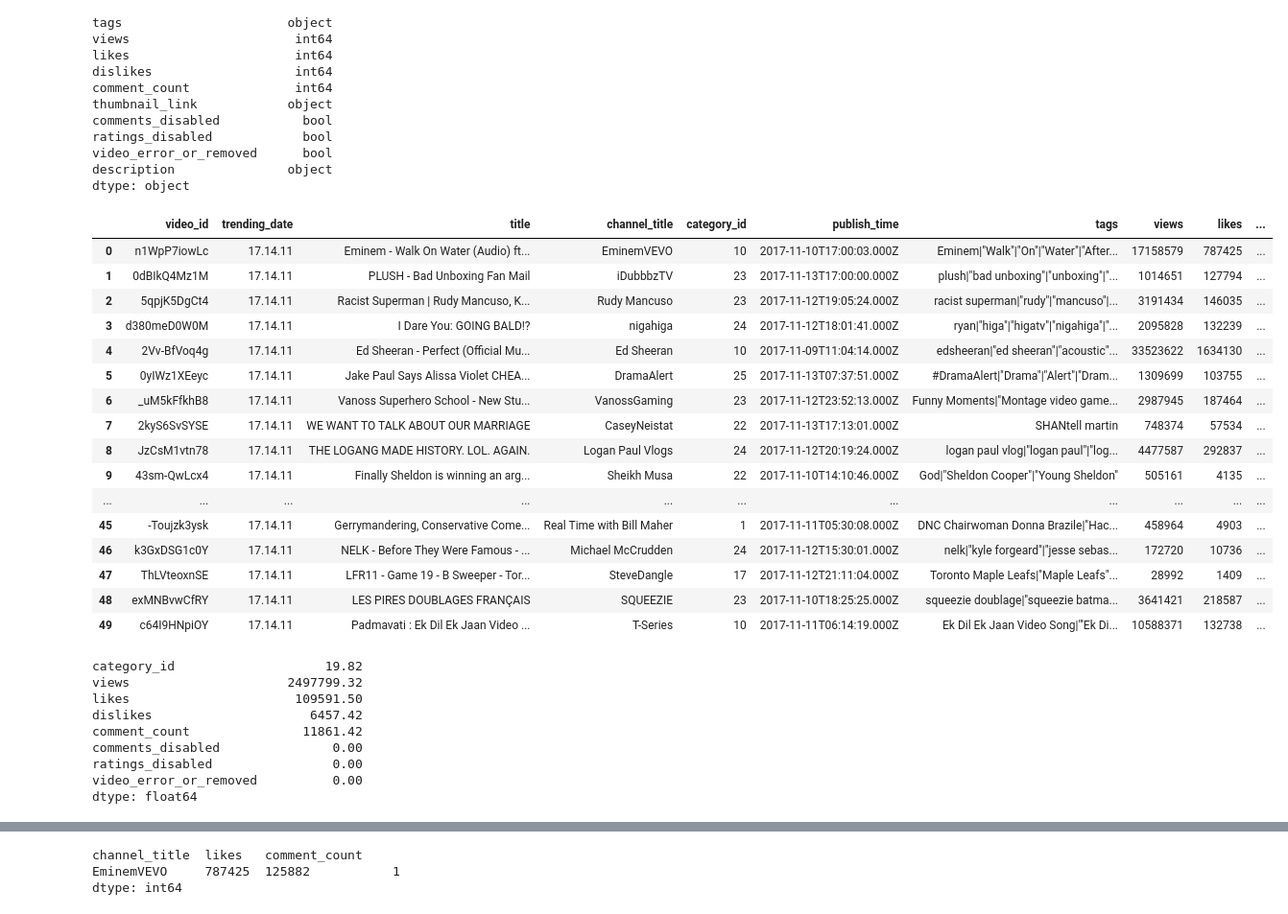
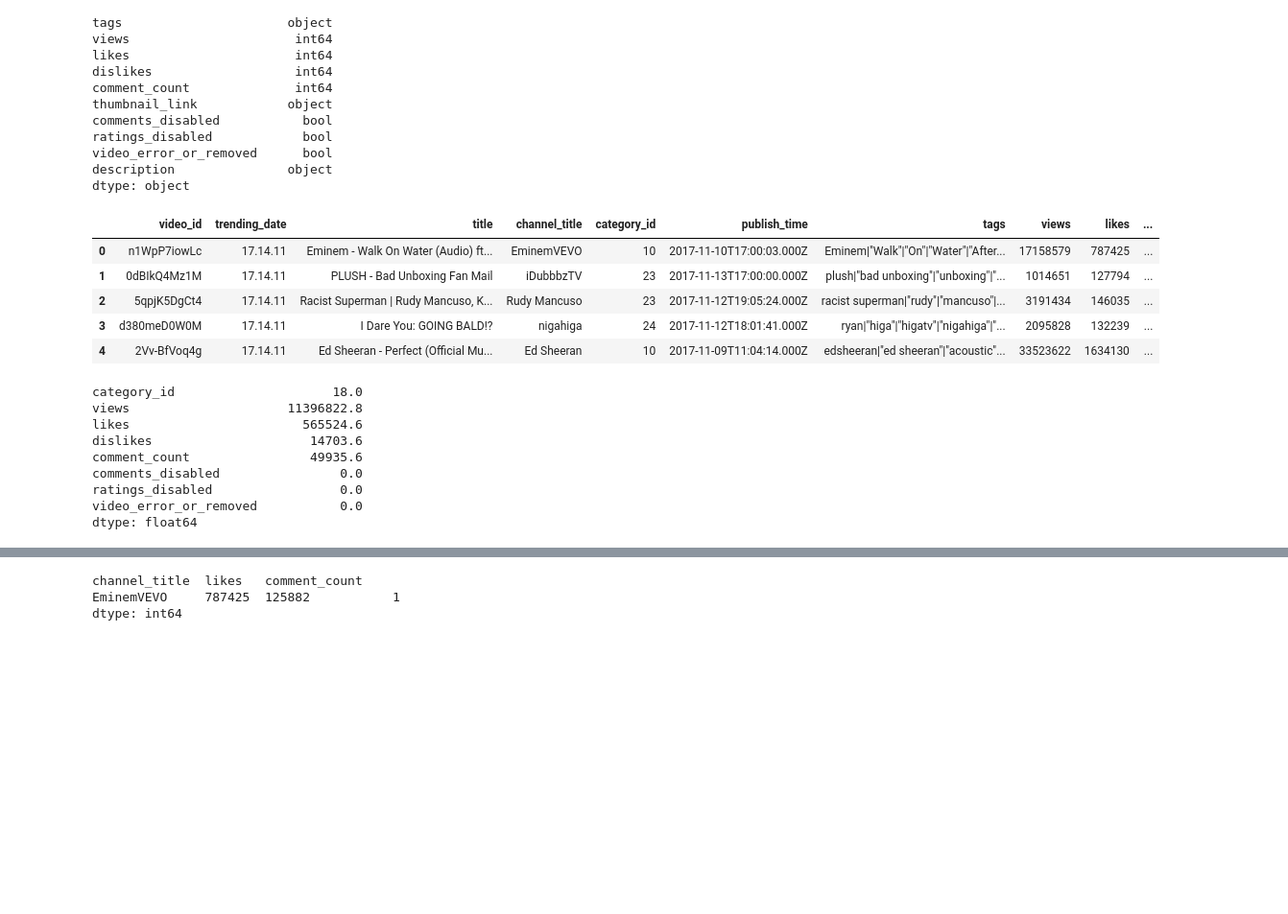
Before and after one commit to 19PA1A0532/python-basics, a Jupyter notebook: Untitled7.ipynb, the cells around one changed output, grey strips where cells are left out. Shown: that part at 96% size. Cells and saved outputs as stored; diff of their text form; code cells hidden in the pictures; blank space fills up the shorter version.

```diff
--- a/Untitled7.ipynb
+++ b/Untitled7.ipynb
@@ -99,37 +98,26 @@ video_error_or_removed      bool
 description               object
 dtype: object
 # %%
-data1=data.head(n=50)
+data1=data.head(n=5)
 data1
 # %% [output]
 |  | video_id | trending_date | title | channel_title | category_id | publish_time | tags | views | likes | ... |
 | 0 | n1WpP7iowLc | 17.14.11 | Eminem - Walk On Water (Audio) ft... | EminemVEVO | 10 | 2017-11-10T17:00:03.000Z | Eminem|"Walk"|"On"|"Water"|"After... | 17158579 | 787425 | ... |
 | 1 | 0dBIkQ4Mz1M | 17.14.11 | PLUSH - Bad Unboxing Fan Mail | iDubbbzTV | 23 | 2017-11-13T17:00:00.000Z | plush|"bad unboxing"|"unboxing"|"... | 1014651 | 127794 | ... |
 | 2 | 5qpjK5DgCt4 | 17.14.11 | Racist Superman | Rudy Mancuso, K... | Rudy Mancuso | 23 | 2017-11-12T19:05:24.000Z | racist superman|"rudy"|"mancuso"|... | 3191434 | 146035 | ... |
 | 3 | d380meD0W0M | 17.14.11 | I Dare You: GOING BALD!? | nigahiga | 24 | 2017-11-12T18:01:41.000Z | ryan|"higa"|"higatv"|"nigahiga"|"... | 2095828 | 132239 | ... |
 | 4 | 2Vv-BfVoq4g | 17.14.11 | Ed Sheeran - Perfect (Official Mu... | Ed Sheeran | 10 | 2017-11-09T11:04:14.000Z | edsheeran|"ed sheeran"|"acoustic"... | 33523622 | 1634130 | ... |
-| 5 | 0yIWz1XEeyc | 17.14.11 | Jake Paul Says Alissa Violet CHEA... | DramaAlert | 25 | 2017-11-13T07:37:51.000Z | #DramaAlert|"Drama"|"Alert"|"Dram... | 1309699 | 103755 | ... |
-| 6 | _uM5kFfkhB8 | 17.14.11 | Vanoss Superhero School - New Stu... | VanossGaming | 23 | 2017-11-12T23:52:13.000Z | Funny Moments|"Montage video game... | 2987945 | 187464 | ... |
-| 7 | 2kyS6SvSYSE | 17.14.11 | WE WANT TO TALK ABOUT OUR MARRIAGE | CaseyNeistat | 22 | 2017-11-13T17:13:01.000Z | SHANtell martin | 748374 | 57534 | ... |
-| 8 | JzCsM1vtn78 | 17.14.11 | THE LOGANG MADE HISTORY. LOL. AGAIN. | Logan Paul Vlogs | 24 | 2017-11-12T20:19:24.000Z | logan paul vlog|"logan paul"|"log... | 4477587 | 292837 | ... |
-| 9 | 43sm-QwLcx4 | 17.14.11 | Finally Sheldon is winning an arg... | Sheikh Musa | 22 | 2017-11-10T14:10:46.000Z | God|"Sheldon Cooper"|"Young Sheldon" | 505161 | 4135 | ... |
-| ... | ... | ... | ... | ... | ... | ... | ... | ... | ... | ... |
-| 45 | -Toujzk3ysk | 17.14.11 | Gerrymandering, Conservative Come... | Real Time with Bill Maher | 1 | 2017-11-11T05:30:08.000Z | DNC Chairwoman Donna Brazile|"Hac... | 458964 | 4903 | ... |
-| 46 | k3GxDSG1c0Y | 17.14.11 | NELK - Before They Were Famous - ... | Michael McCrudden | 24 | 2017-11-12T15:30:01.000Z | nelk|"kyle forgeard"|"jesse sebas... | 172720 | 10736 | ... |
-| 47 | ThLVteoxnSE | 17.14.11 | LFR11 - Game 19 - B Sweeper - Tor... | SteveDangle | 17 | 2017-11-12T21:11:04.000Z | Toronto Maple Leafs|"Maple Leafs"... | 28992 | 1409 | ... |
-| 48 | exMNBvwCfRY | 17.14.11 | LES PIRES DOUBLAGES FRANÇAIS | SQUEEZIE | 23 | 2017-11-10T18:25:25.000Z | squeezie doublage|"squeezie batma... | 3641421 | 218587 | ... |
-| 49 | c64I9HNpiOY | 17.14.11 | Padmavati : Ek Dil Ek Jaan Video ... | T-Series | 10 | 2017-11-11T06:14:19.000Z | Ek Dil Ek Jaan Video Song|"'Ek Di... | 10588371 | 132738 | ... |
 # %%
 data1.mean()
 # %% [output]
-category_id                    19.82
-views                     2497799.32
-likes                      109591.50
-dislikes                     6457.42
-comment_count               11861.42
-comments_disabled               0.00
-ratings_disabled                0.00
-video_error_or_removed          0.00
+category_id                     18.0
+views                     11396822.8
+likes                       565524.6
+dislikes                     14703.6
+comment_count                49935.6
+comments_disabled                0.0
+ratings_disabled                 0.0
+video_error_or_removed           0.0
 dtype: float64
 # %%
 data1.median()
```
Also changed, not shown: parts of 20 cells of this notebook.
